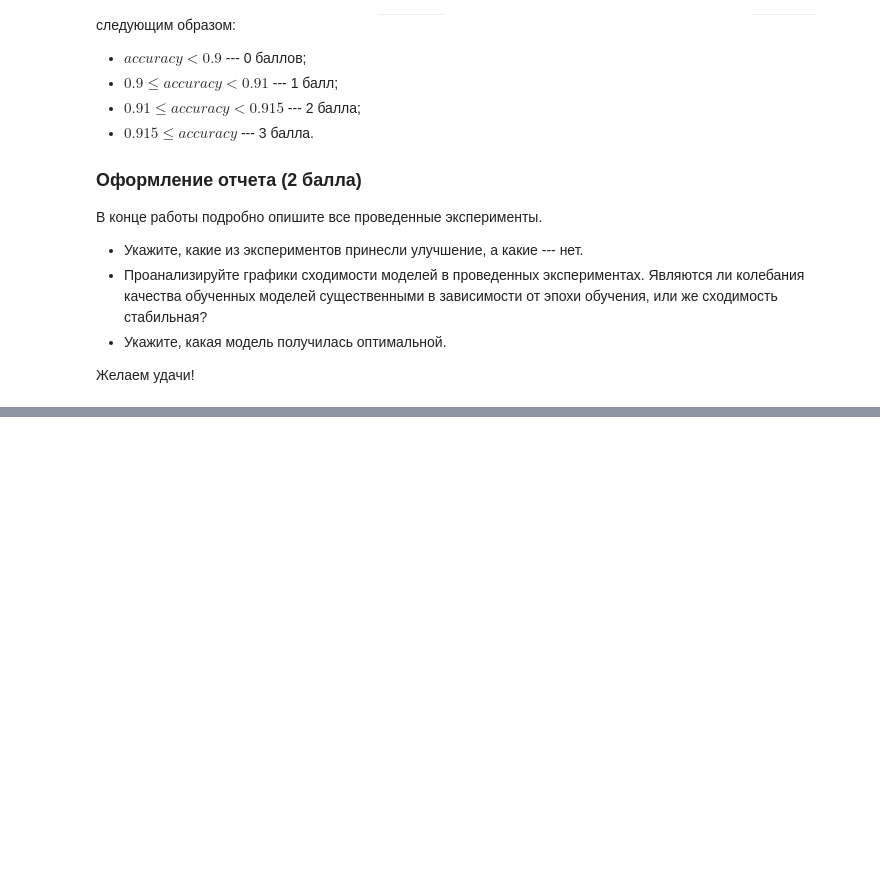
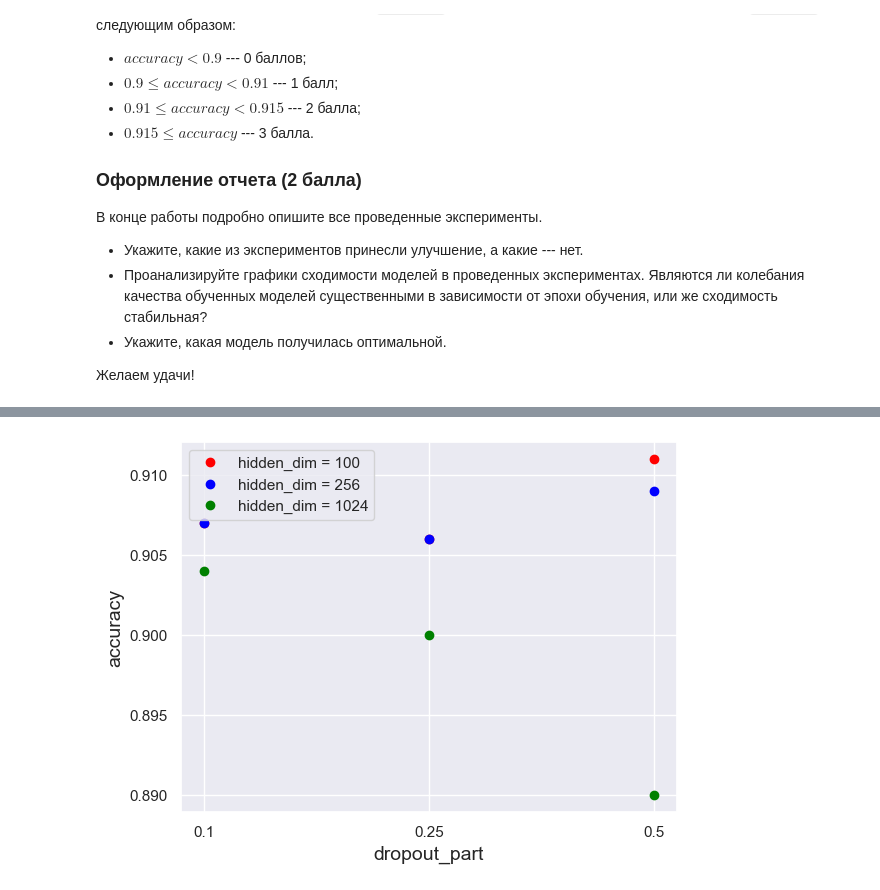
Before and after one commit to tedesak/Deep-Learning-School, a Jupyter notebook: NLP/my_projects/hw2 rnn_and_text_classification/hw_text_classification.ipynb, the cells around one changed output, grey strips where cells are left out. Saved outputs shown, nothing was run; the diff lists cells and outputs as text; code cells hidden in the pictures; blank space fills up the shorter version.

```diff
--- a/NLP/my_projects/hw2 rnn_and_text_classification/hw_text_classification.ipynb
+++ b/NLP/my_projects/hw2 rnn_and_text_classification/hw_text_classification.ipynb
@@ -218,0 +625,12 @@ def evaluate(model, eval_dataloader) -> float:
+# %%
+#лучшее качество у моделей, но hidden_dim и dropout_part поменяны местами
+plt.xlabel('dropout_part', fontsize=14)
+plt.ylabel('accuracy', fontsize=14)
+plt.xticks(range(3), ['0.1', '0.25', '0.5'])
+plt.plot(range(3), [0.907, 0.906, 0.911], 'o', color = 'r', label = 'hidden_dim = 100')
+plt.plot(range(3), [0.907, 0.906, 0.909], 'o', color = 'b', label = 'hidden_dim = 256')
+plt.plot(range(3), [0.904, 0.9, 0.89], 'o', color = 'g', label = 'hidden_dim = 1024')
+plt.legend()
+plt.show()
+# %% [output]
+[figure, added]
```
Also changed, not shown: parts of 51 cells of this notebook.
